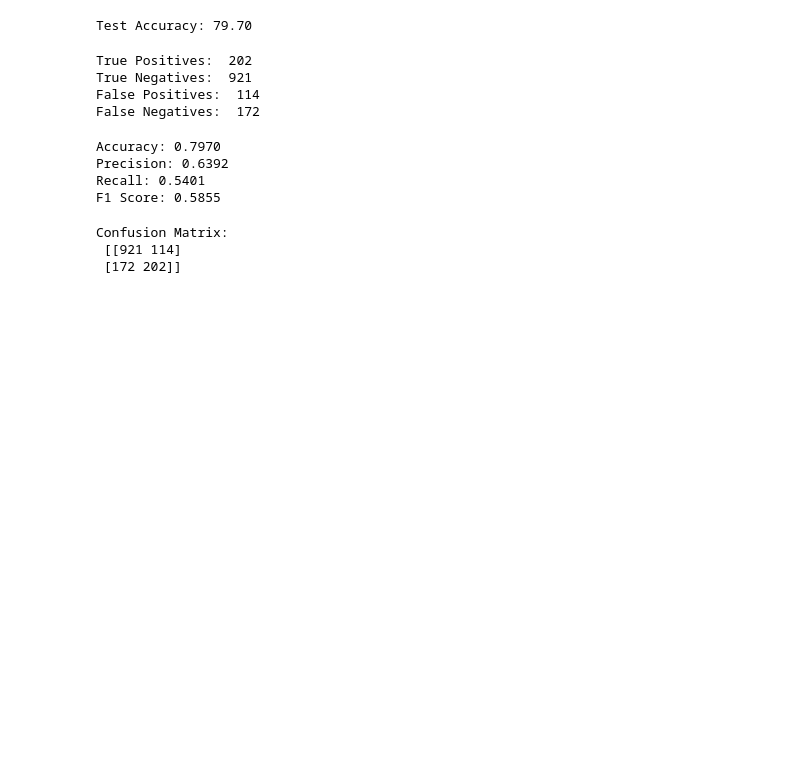
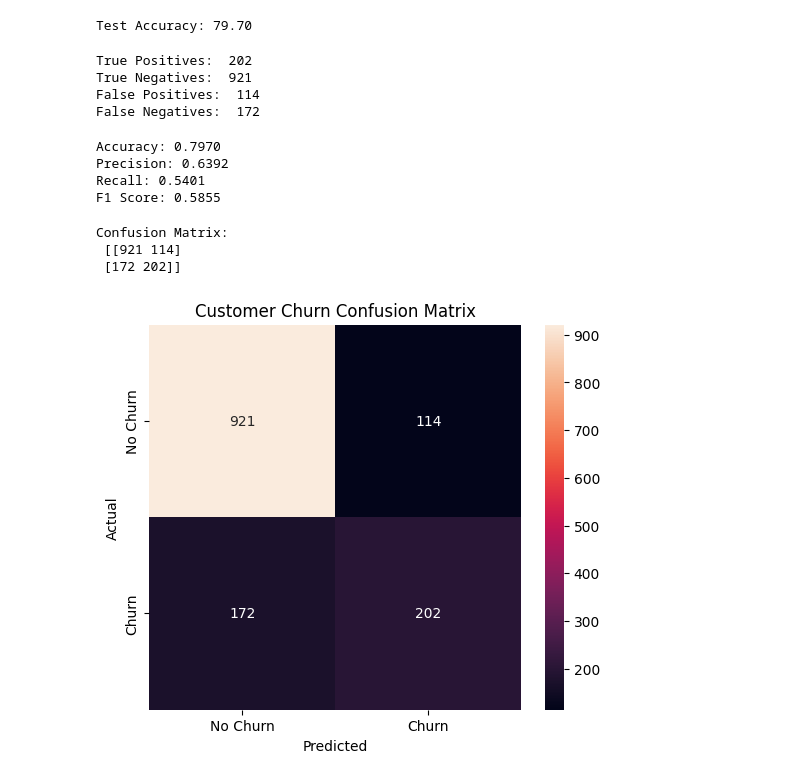
Before and after one commit to RabinPhuyal/Customer-Churn-Prediction-Neural-Network, a Jupyter notebook: Customer_Churn_Prediction_Neural_Network.ipynb, the cells around one changed output. Drawn from its saved outputs; the diff is of its cells as text; code cells hidden in the pictures; blank space fills up the shorter version.

Commit message:
Completed Customer Churn Prediction

```diff
--- a/Customer_Churn_Prediction_Neural_Network.ipynb
+++ b/Customer_Churn_Prediction_Neural_Network.ipynb
@@ -966,3 +966,20 @@ print(f"Confusion Matrix:\n {cm}")
 Confusion Matrix:
  [[921 114]
  [172 202]]
+# %%
+#Let's visualize it
+plt.figure(figsize=(6,5))
+
+sns.heatmap(
+    cm,
+    annot=True,
+    fmt="d",
+    xticklabels = ["No Churn", "Churn"],
+    yticklabels = ["No Churn", "Churn"]
+)
+plt.xlabel("Predicted")
+plt.ylabel("Actual")
+plt.title("Customer Churn Confusion Matrix")
+plt.show()
+# %% [output]
+[figure, added]
```
